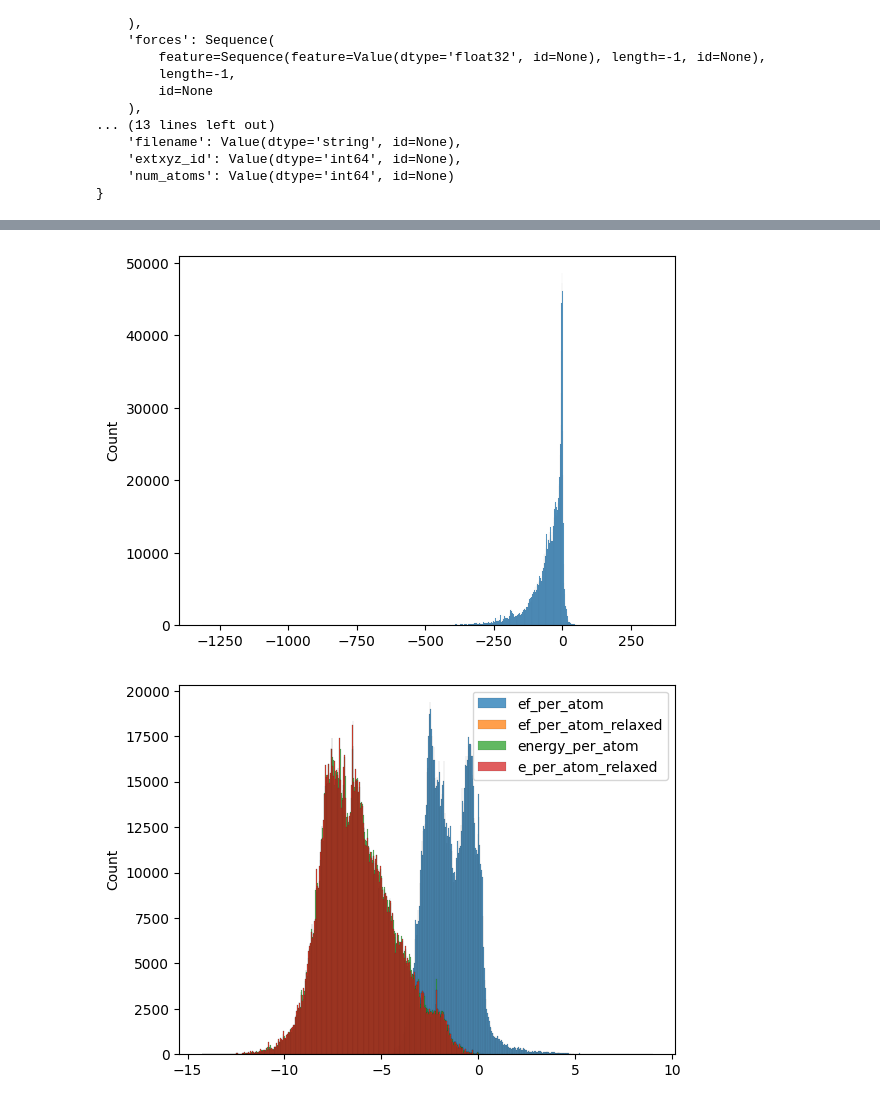
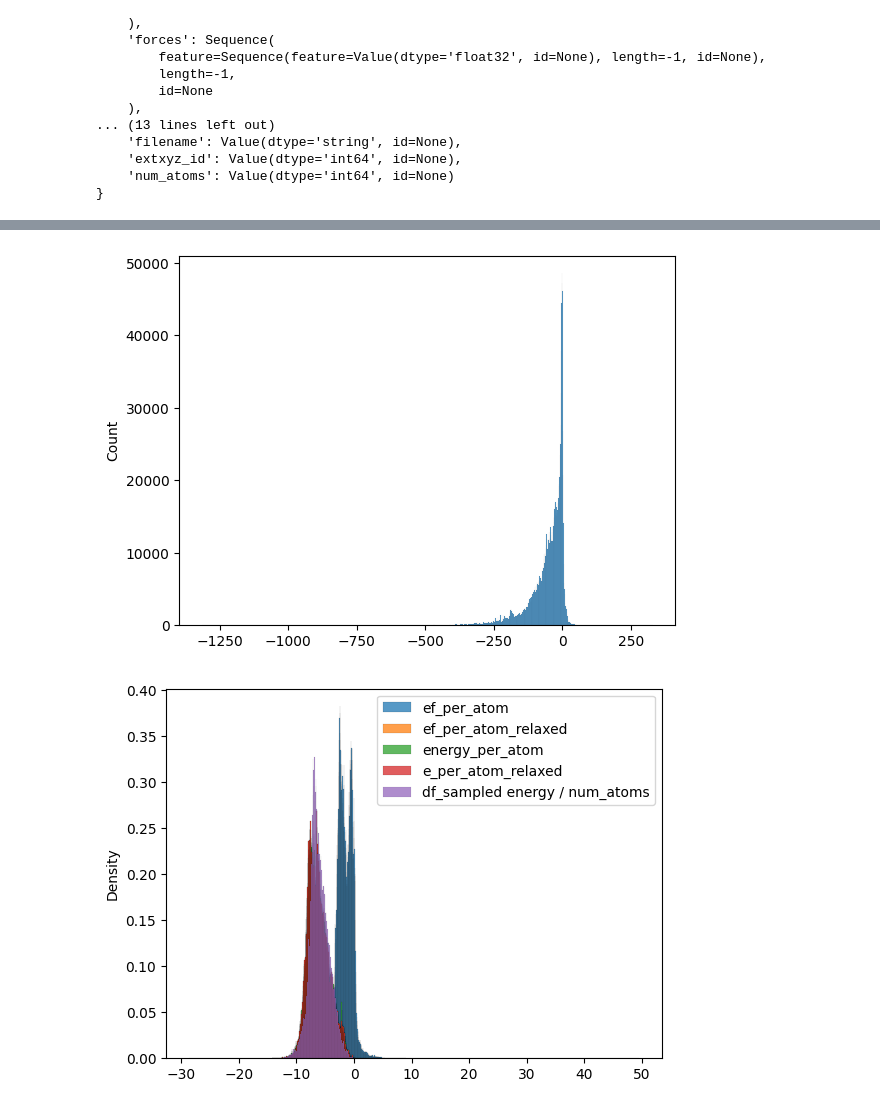
Before and after one commit to Lingyu-Kong/JMP-Peft, a Jupyter notebook: notebooks/mace.ipynb, the cells around one changed output, grey strips where cells are left out. Drawn from its saved outputs; the diff is of its cells as text; code cells hidden in the pictures.

```diff
--- a/notebooks/mace.ipynb
+++ b/notebooks/mace.ipynb
@@ -95,3 +95,9 @@ rich.print(d.features)
     'extxyz_id': Value(dtype='int64', id=None),
     'num_atoms': Value(dtype='int64', id=None)
 }
+# %%
+import pandas as pd
+
+
+df = pd.read_json("/mnt/datasets/matbench-discovery-traj/megnet-133k.json")
+df
@@ -97,0 +118,3 @@ rich.print(d.features)
+# %%
+df["num_atoms"] = df["atomic_numbers"].apply(len)
+df
@@ -102,8 +139,13 @@ import matplotlib.pyplot as plt
 
 # label as "Energy"
 fig, ax = plt.subplots()
-sns.histplot(d["energy"], label="Energy", ax=ax)
-sns.histplot(d["corrected_total_energy"], label="corrected_total_energy", ax=ax)
+sns.histplot(d["energy"], label="Energy", ax=ax, stat="density")
+sns.histplot(
+    d["corrected_total_energy"], label="corrected_total_energy", ax=ax, stat="density"
+)
+sns.histplot(df["energy"], label="df_sampled energy * num_atoms", ax=ax, stat="density")
+
+ax.set_xlim(-1000, 1000)
 plt.legend()
 plt.show()
 
@@ -112,10 +154,18 @@ sns.histplot(d["ef_per_atom"] * d["num_atoms"])
 plt.show()
 
 fig, ax = plt.subplots()
-sns.histplot(d["ef_per_atom"], label="ef_per_atom", ax=ax)
-sns.histplot(d["ef_per_atom_relaxed"], label="ef_per_atom_relaxed", ax=ax)
-sns.histplot(d["energy_per_atom"], label="energy_per_atom", ax=ax)
-sns.histplot(d["e_per_atom_relaxed"], label="e_per_atom_relaxed", ax=ax)
+sns.histplot(d["ef_per_atom"], label="ef_per_atom", ax=ax, stat="density")
+sns.histplot(
+    d["ef_per_atom_relaxed"], label="ef_per_atom_relaxed", ax=ax, stat="density"
+)
+sns.histplot(d["energy_per_atom"], label="energy_per_atom", ax=ax, stat="density")
+sns.histplot(d["e_per_atom_relaxed"], label="e_per_atom_relaxed", ax=ax, stat="density")
+sns.histplot(
+    df["energy"] / df["num_atoms"],
+    label="df_sampled energy / num_atoms",
+    ax=ax,
+    stat="density",
+)
 plt.legend()
 plt.show()
 # %% [output]
@@ -123,2 +173,2 @@ plt.show()
 [figure]
-[figure, old version]
+[figure, new version]
```
Also changed, not shown: parts of 3 cells of this notebook.
